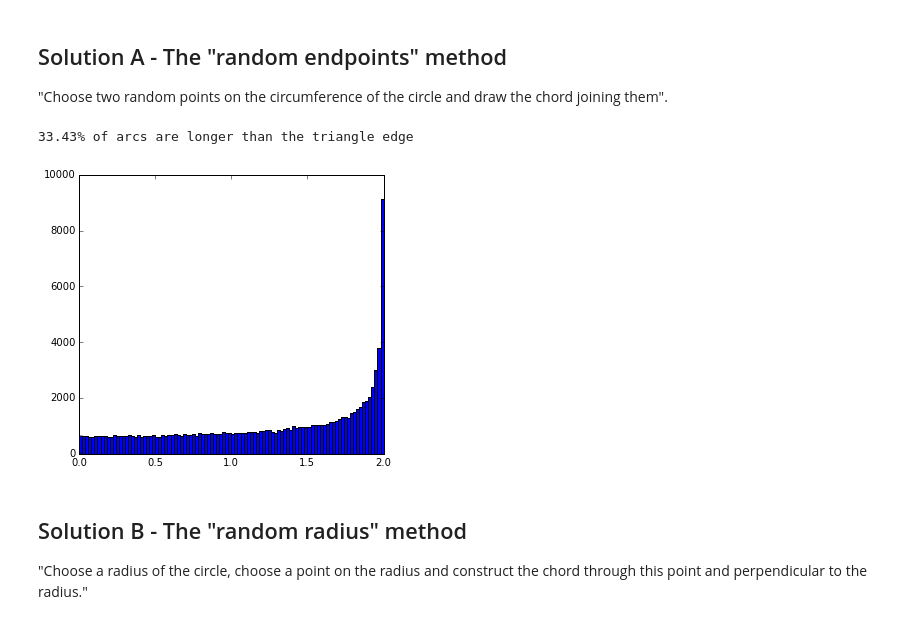
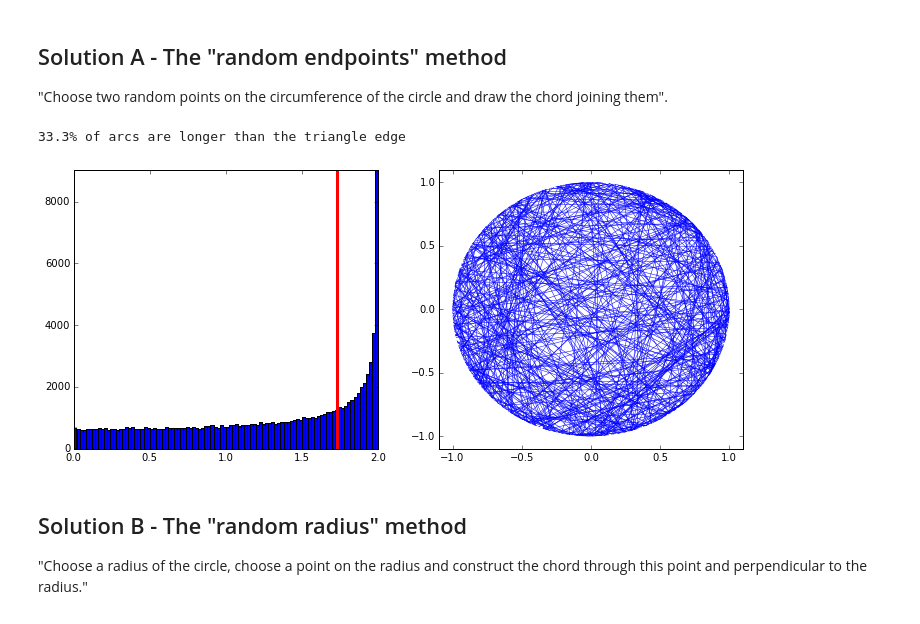
Before and after one commit to mmathioudakis/probability_playground, a Jupyter notebook: probability_playground.ipynb, the cells around one changed output. Drawn from its saved outputs; the diff is of its cells as text; code cells hidden in the pictures.

```diff
--- a/probability_playground.ipynb
+++ b/probability_playground.ipynb
@@ -237,25 +245,51 @@ triangle_edge_length = np.linalg.norm([np.cos(2* np.pi / 3) - 1, np.sin(2* np.pi
 ## Solution A - The "random endpoints" method
 
 "Choose two random points on the circumference of the circle and draw the chord joining them".
-# %%
-end_a = 2 * np.pi * np.random.rand(N)
-end_b = 2 * np.pi * np.random.rand(N)
-
-coord_a = [(R*np.cos(theta), R*np.sin(theta)) for theta in end_a]
-coord_b = [(R*np.cos(theta), R*np.sin(theta)) for theta in end_b]
-
-lengths = l2dist(coord_a, coord_b)
-
-fig, ax = plt.subplots(1, 2, figsize = (12, 5))
-_tmp = ax[0].hist(lengths, bins = 100)
-
-_tmp = ax[1].axis('off') # TODO plot generated arcs
-
-solution_A_pct = 100*sum(lengths > triangle_edge_length) / N
-print("{0:.2f}% of arcs are longer than the triangle edge".format(solution_A_pct))
-# %% [output]
-33.43% of arcs are longer than the triangle edge
-[figure, removed]
+# %%
+# each of the two endpoints of a single chord is
+# defined by a (random) angle in [0, 2\pi)
+end_a = 2 * np.pi * np.random.rand(N) # first
+end_b = 2 * np.pi * np.random.rand(N)
+
+# the cartesian (2d) coordinates for each endpoint
+coord_a = [(R*np.cos(theta), R*np.sin(theta)) for theta in end_a] # first endpoint
+coord_b = [(R*np.cos(theta), R*np.sin(theta)) for theta in end_b] # second endpoint
+
+# the length of each chord
+lengths = l2dist(coord_a, coord_b)
+
+shorter_lengths = [x for x in lengths if x <= triangle_edge_length]
+longer_lengths = [x for x in lengths if x >= triangle_edge_length]
+
+solution_A_pct = 100*sum(lengths > triangle_edge_length) / N
+print("{0:.1f}% of arcs are longer than the triangle edge".format(solution_A_pct))
+
+
+###
+
+## plots
+fig, ax = plt.subplots(1, 2, figsize = (12, 5))
+
+# plot distribution of chord lengths
+_n, _bins, _patches = ax[0].hist(lengths, bins = 100, range = (0, 2*R),
+                                 cumulative = False)
+_tmp = ax[0].set(ylim = (0, max(_n)))
+_tmp = ax[0].plot((triangle_edge_length, triangle_edge_length), (0, max(_n)),
+                  c = "red", linewidth = 3)
+
+
+
+# plot sample of M (out of N) chords
+M = min(500, N)
+chords = [patches.PathPatch(patches.Path([coord_a[i], coord_b[i]],
+            [patches.Path.MOVETO, patches.Path.LINETO]), edgecolor = "blue",
+            lw = 0.5, fill = False) for i in range(M)]
+_tmp = ax[1].set(xlim = (-1.1, 1.1), ylim = (-1.1, 1.1))
+for chord in chords:
+    _tmp = ax[1].add_patch(chord)
+# %% [output]
+33.3% of arcs are longer than the triangle edge
+[figure, added]
 # %% [markdown]
 ## Solution B - The "random radius" method
 
```
Also changed, not shown: parts of 5 cells of this notebook.
